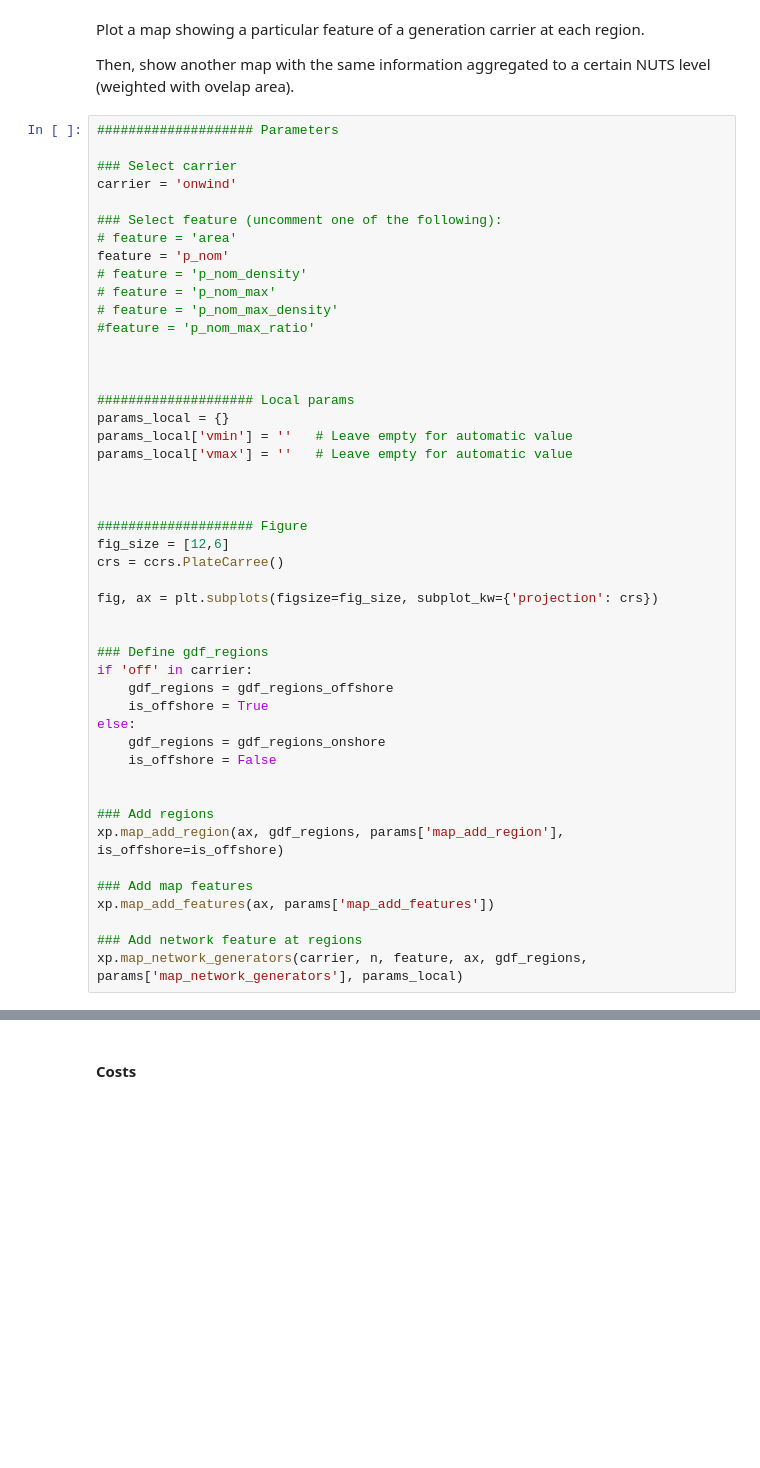
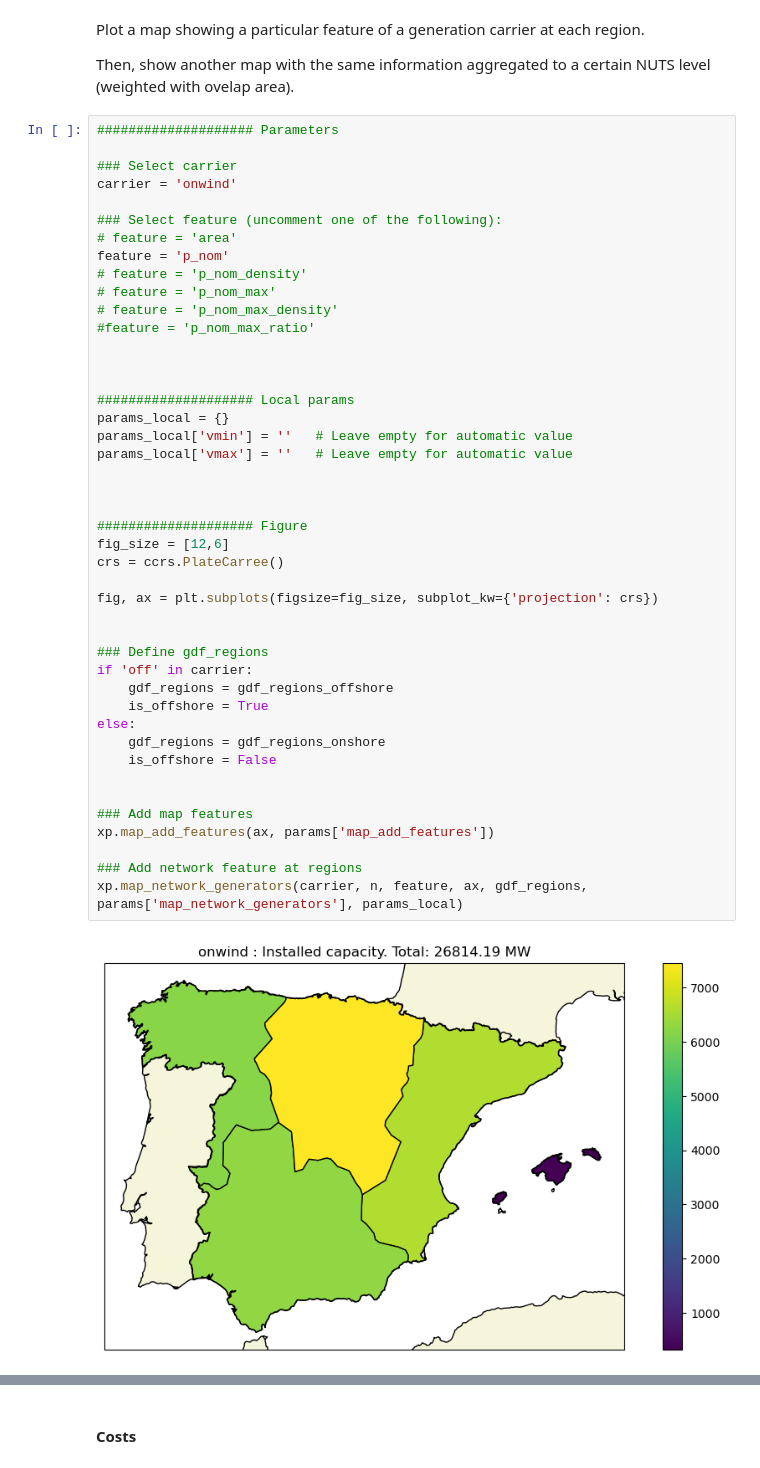
Before and after one commit to elgepetrece/pypsa-Xplore, a Jupyter notebook: Xplore_rules/add_electricity.ipynb, the cells around one changed output, grey strips where cells are left out. Drawn from its saved outputs; the diff is of its cells as text; blank space fills up the shorter version.

```diff
--- a/Xplore_rules/add_electricity.ipynb
+++ b/Xplore_rules/add_electricity.ipynb
@@ -158,36 +209,35 @@ feature = 'p_nom'
 
 
 #################### Local params
 params_local = {}
 params_local['vmin'] = ''   # Leave empty for automatic value
 params_local['vmax'] = ''   # Leave empty for automatic value
 
 
 
 #################### Figure
 fig_size = [12,6]
 crs = ccrs.PlateCarree()
 
 fig, ax = plt.subplots(figsize=fig_size, subplot_kw={'projection': crs})
 
 
 ### Define gdf_regions
 if 'off' in carrier:
     gdf_regions = gdf_regions_offshore
     is_offshore = True
 else:
     gdf_regions = gdf_regions_onshore
     is_offshore = False
 
 
-### Add regions
-xp.map_add_region(ax, gdf_regions, params['map_add_region'], is_offshore=is_offshore)
-
 ### Add map features
 xp.map_add_features(ax, params['map_add_features'])
 
 ### Add network feature at regions
 xp.map_network_generators(carrier, n, feature, ax, gdf_regions, params['map_network_generators'], params_local)
+# %% [output]
+[figure, added]
 # %%
 #################### Parameters
 
```
Also changed, not shown: parts of 28 cells of this notebook, 6 other files.
